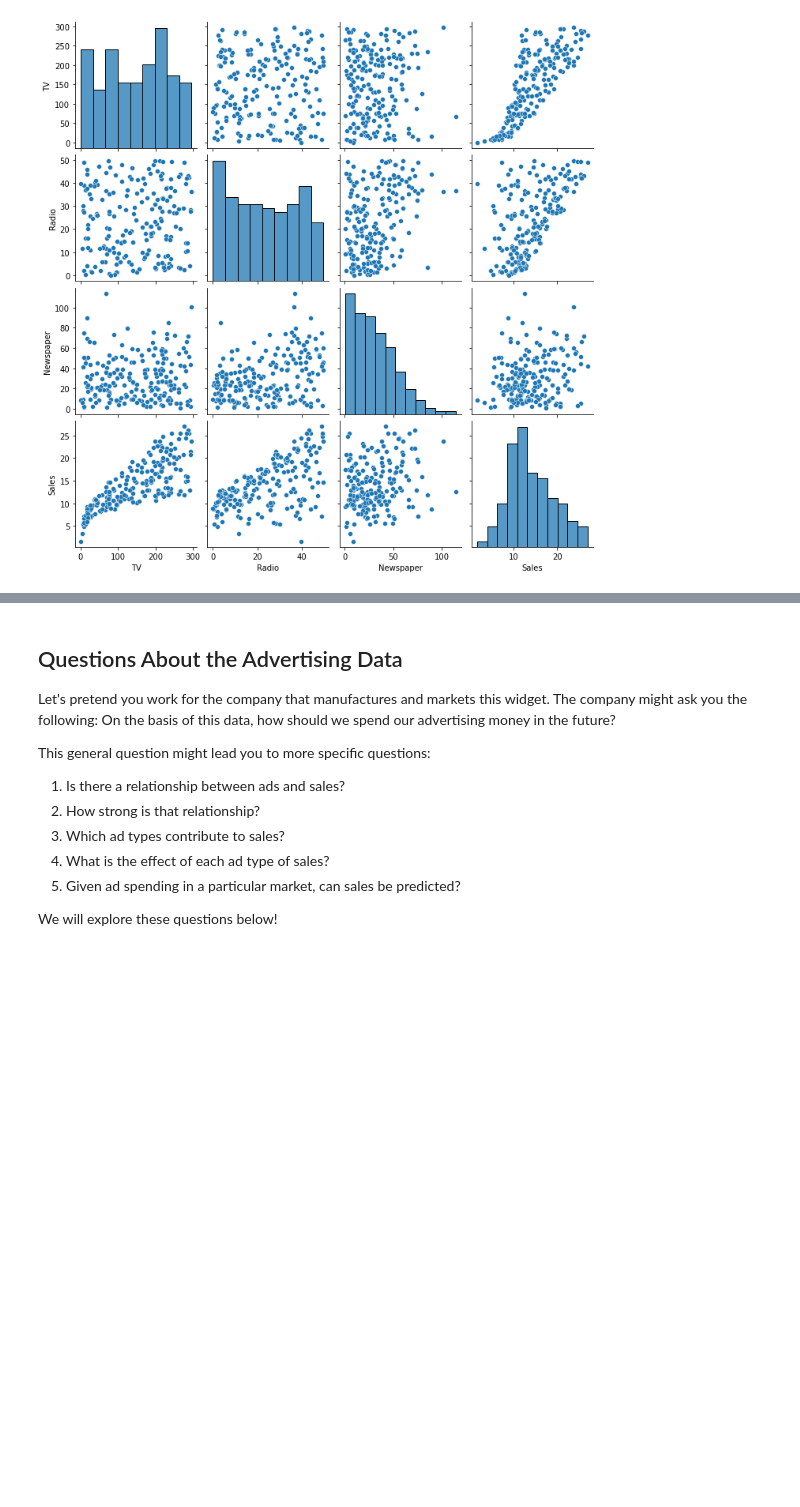
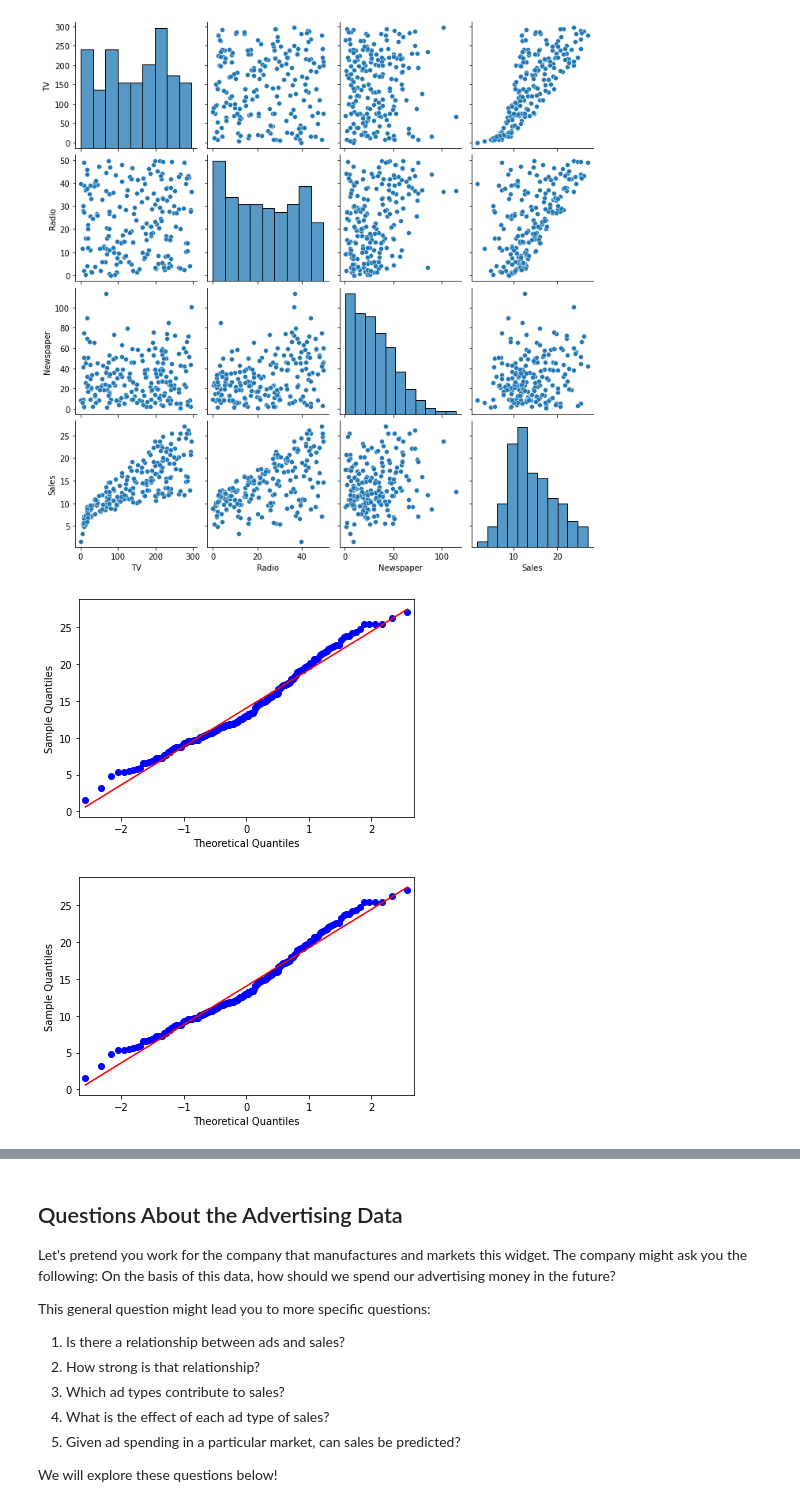
Before and after one commit to rahulg-infiswift/AnalyticsCourse, a Jupyter notebook: codes/6. linear_regression.ipynb, the cells around one changed output, grey strips where cells are left out. Cells and saved outputs as stored; diff of their text form; code cells hidden in the pictures; blank space fills up the shorter version.

```diff
--- a/codes/6. linear_regression.ipynb
+++ b/codes/6. linear_regression.ipynb
@@ -71,0 +74,5 @@ sns.pairplot(data)
+# %%
+sm.qqplot(data.Sales, line ='s')
+# %% [output]
+[figure, added]
+[figure, added]
```
Also changed, not shown: parts of 14 cells of this notebook, 27 other files.
